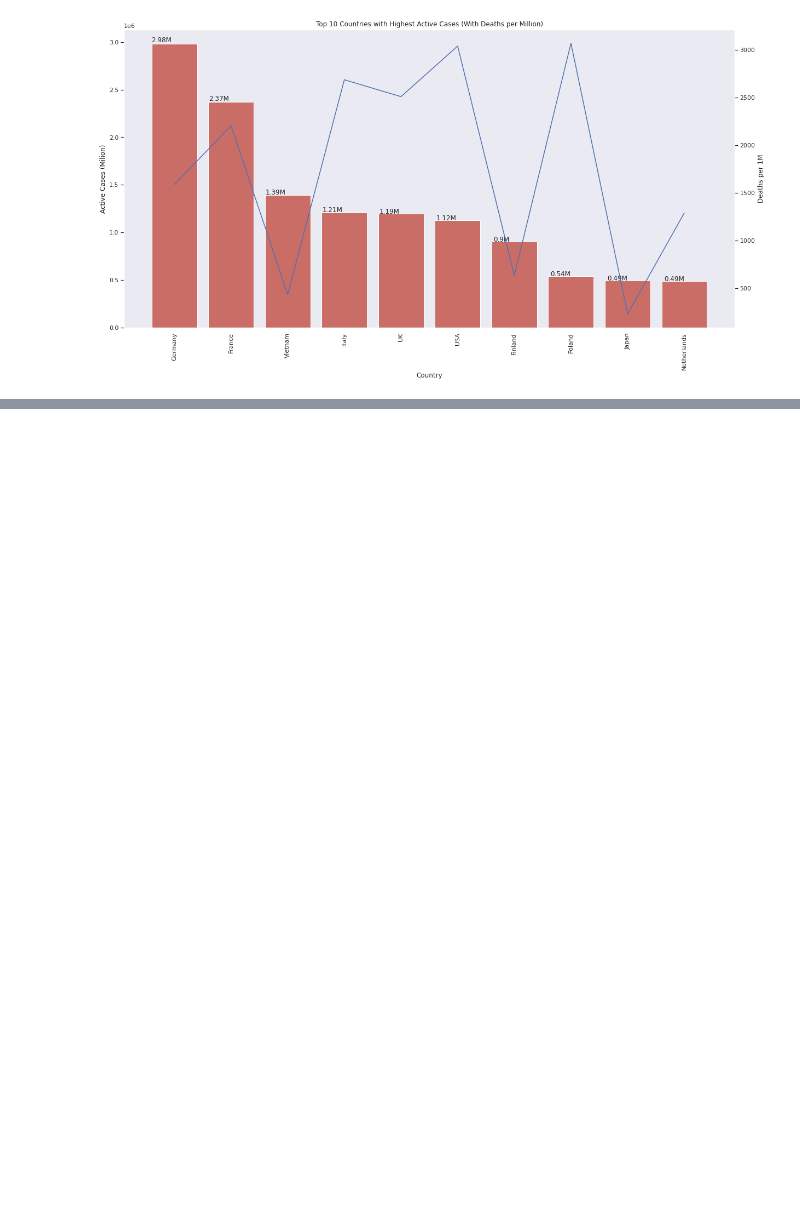
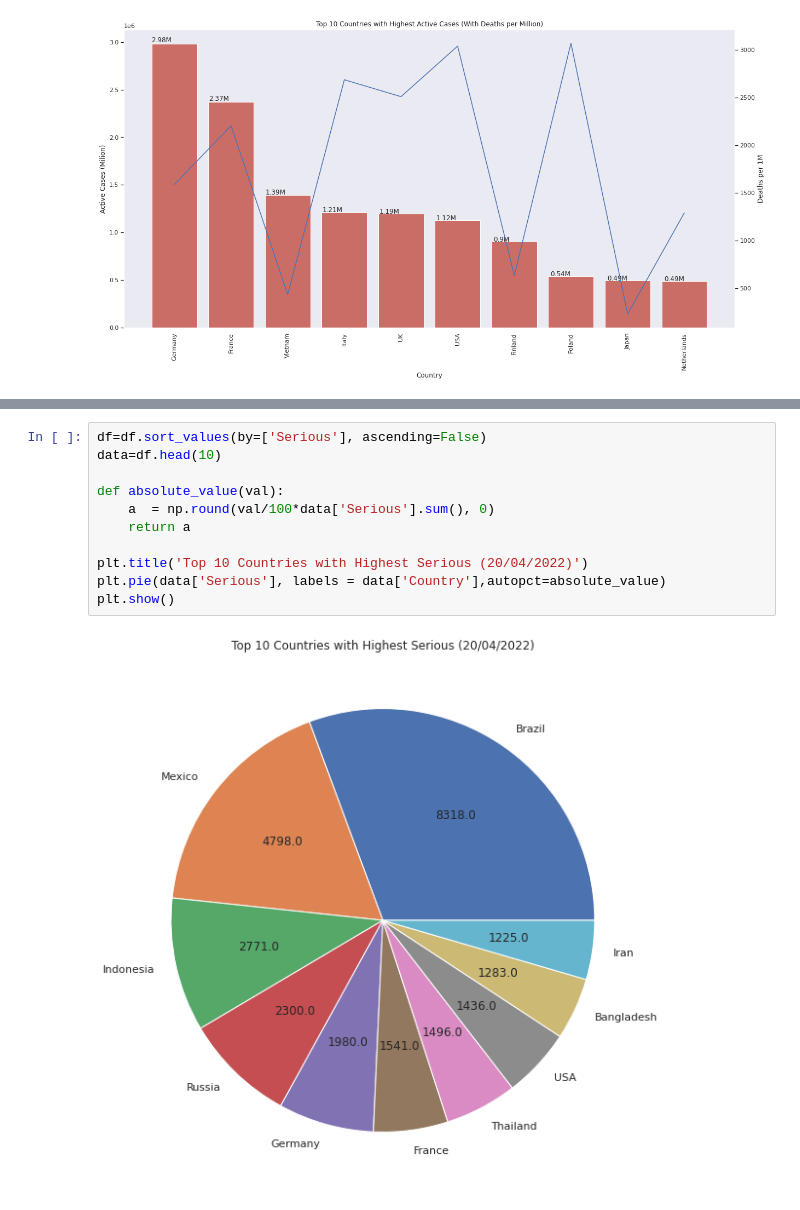
Before and after one commit to tu-leminh/visualization-lab, a Jupyter notebook: notebook.ipynb, the cells around one changed output, grey strips where cells are left out. Drawn from its saved outputs; the diff is of its cells as text; blank space fills up the shorter version.

```diff
--- a/notebook.ipynb
+++ b/notebook.ipynb
@@ -58,0 +68,13 @@ plt.show()
+# %%
+df=df.sort_values(by=['Serious'], ascending=False)
+data=df.head(10)
+
+def absolute_value(val):
+    a  = np.round(val/100*data['Serious'].sum(), 0)
+    return a
+
+plt.title('Top 10 Countries with Highest Serious (20/04/2022)')
+plt.pie(data['Serious'], labels = data['Country'],autopct=absolute_value)
+plt.show()
+# %% [output]
+[figure, added]
```
Also changed, not shown: parts of 4 cells of this notebook, 3 other files.
